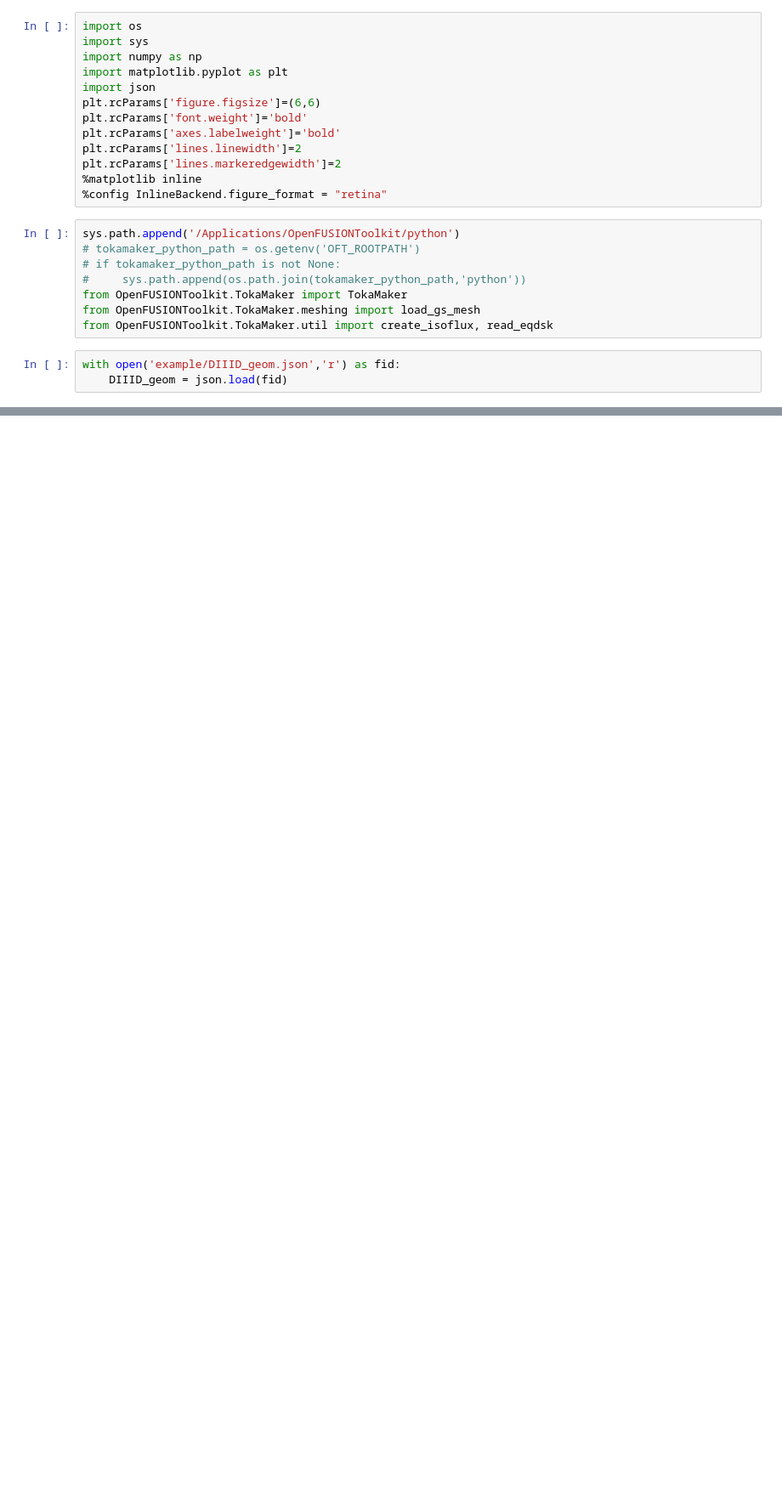
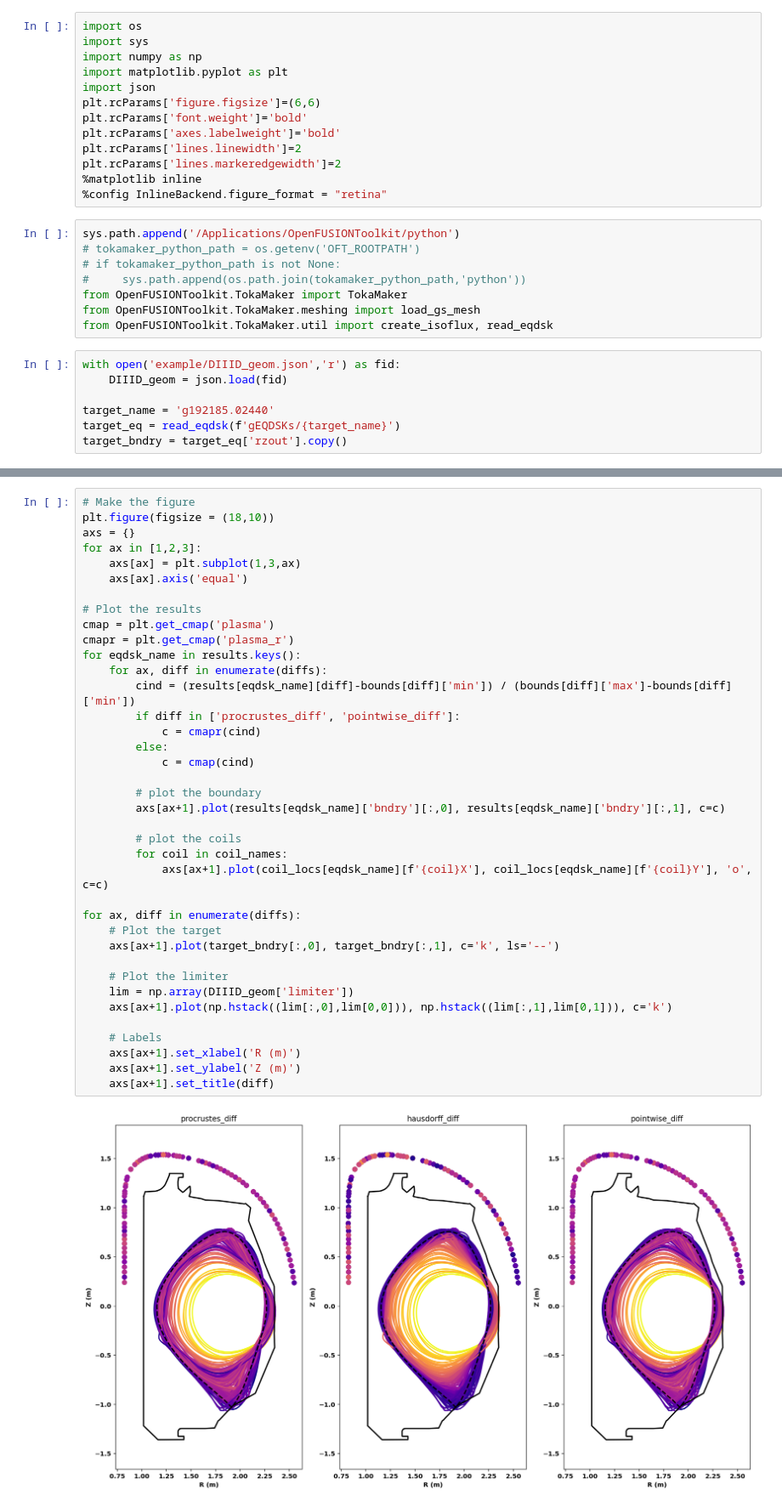
Before and after one commit to hansec/CU_NextStep, a Jupyter notebook: DIIID/plot_coil_scan.ipynb, the cells around one changed output, grey strips where cells are left out. Shown at 85% size. Drawn from its saved outputs; the diff is of its cells as text; blank space fills up the shorter version.

```diff
--- a/DIIID/plot_coil_scan.ipynb
+++ b/DIIID/plot_coil_scan.ipynb
@@ -22,3 +22,7 @@ from OpenFUSIONToolkit.TokaMaker.util import create_isoflux, read_eqdsk
 # %%
 with open('example/DIIID_geom.json','r') as fid:
     DIIID_geom = json.load(fid)
+
+target_name = 'g192185.02440'
+target_eq = read_eqdsk(f'gEQDSKs/{target_name}')
+target_bndry = target_eq['rzout'].copy()
@@ -41,0 +155,40 @@ for eqdsk_name in [x for x in os.listdir('gEQDSKs') if 'F9' in x]:
+# %%
+# Make the figure
+plt.figure(figsize = (18,10))
+axs = {}
+for ax in [1,2,3]:
+    axs[ax] = plt.subplot(1,3,ax)
+    axs[ax].axis('equal')
+
+# Plot the results
+cmap = plt.get_cmap('plasma')
+cmapr = plt.get_cmap('plasma_r')
+for eqdsk_name in results.keys():
+    for ax, diff in enumerate(diffs):
+        cind = (results[eqdsk_name][diff]-bounds[diff]['min']) / (bounds[diff]['max']-bounds[diff]['min'])
+        if diff in ['procrustes_diff', 'pointwise_diff']:
+            c = cmapr(cind)
+        else:
+            c = cmap(cind)
+
+        # plot the boundary
+        axs[ax+1].plot(results[eqdsk_name]['bndry'][:,0], results[eqdsk_name]['bndry'][:,1], c=c)
+
+        # plot the coils
+        for coil in coil_names:
+            axs[ax+1].plot(coil_locs[eqdsk_name][f'{coil}X'], coil_locs[eqdsk_name][f'{coil}Y'], 'o', c=c)
+
+for ax, diff in enumerate(diffs):
+    # Plot the target
+    axs[ax+1].plot(target_bndry[:,0], target_bndry[:,1], c='k', ls='--')
+
+    # Plot the limiter
+    lim = np.array(DIIID_geom['limiter'])
+    axs[ax+1].plot(np.hstack((lim[:,0],lim[0,0])), np.hstack((lim[:,1],lim[0,1])), c='k')
+
+    # Labels
+    axs[ax+1].set_xlabel('R (m)')
+    axs[ax+1].set_ylabel('Z (m)')
+    axs[ax+1].set_title(diff)
+# %% [output]
+[figure, added]
```
Also changed, not shown: parts of 4 cells of this notebook, 4 other files.
